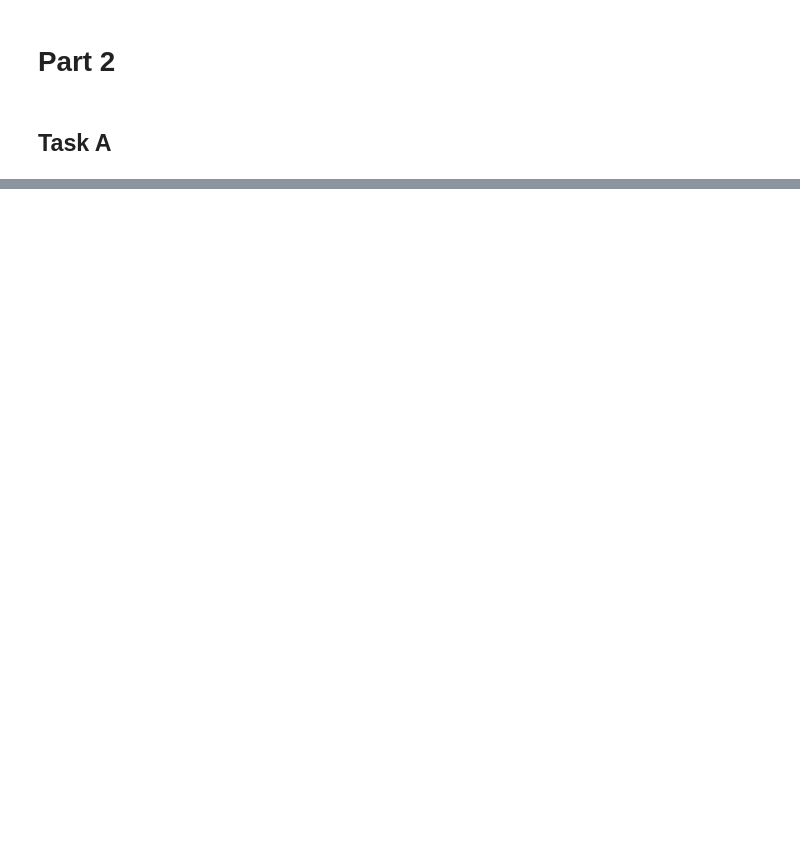
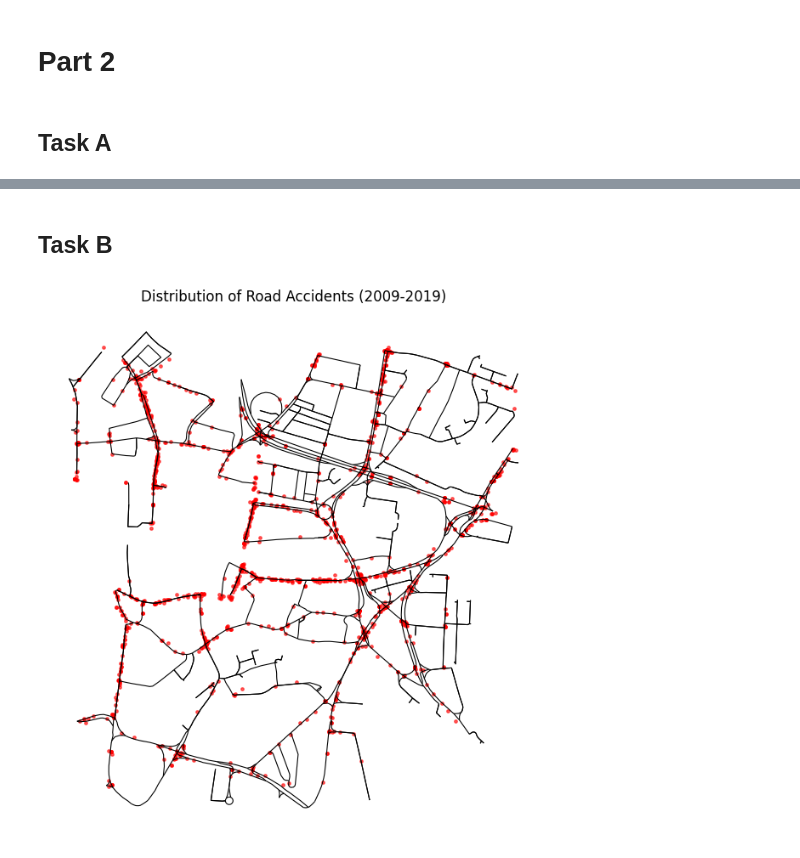
Before and after one commit to wszfln/Network-Data-Analysis-Assessment, a Jupyter notebook: part2.ipynb, the cells around one changed output, grey strips where cells are left out. Cells and saved outputs as stored; diff of their text form; code cells hidden in the pictures; blank space fills up the shorter version.

Commit message:
Finish part 2 Task B

```diff
--- a/part2.ipynb
+++ b/part2.ipynb
@@ -114,0 +115,25 @@ Task A Final Result
+# %% [markdown]
+## Task B
+# %%
+import spaghetti as spgh
+from esda.moran import Moran
+from libpysal import weights
+from shapely.ops import nearest_points
+from scipy.spatial.distance import pdist
+from shapely.geometry import Polygon
+
+# Filter only incidents within a specific area
+gdf_edges_plot = gdf_edges.to_crs(epsg=4326)
+road_union = gdf_edges_plot.geometry.unary_union
+buffered_road = road_union.buffer(0.0002)
+gdf_clipped = gdf[gdf.geometry.within(buffered_road)]
+
+# Accident distribution map
+fig, ax = plt.subplots(figsize=(8, 8))
+gdf_edges_plot.plot(ax=ax, linewidth=0.8, color="black")
+gdf_clipped.plot(ax=ax, color='red', markersize=6, alpha=0.6)
+plt.title("Distribution of Road Accidents (2009-2019)")
+plt.axis("off")
+plt.show()
+# %% [output]
+[figure, added]
```
Also changed, not shown: parts of 3 cells of this notebook, 3 other files.
